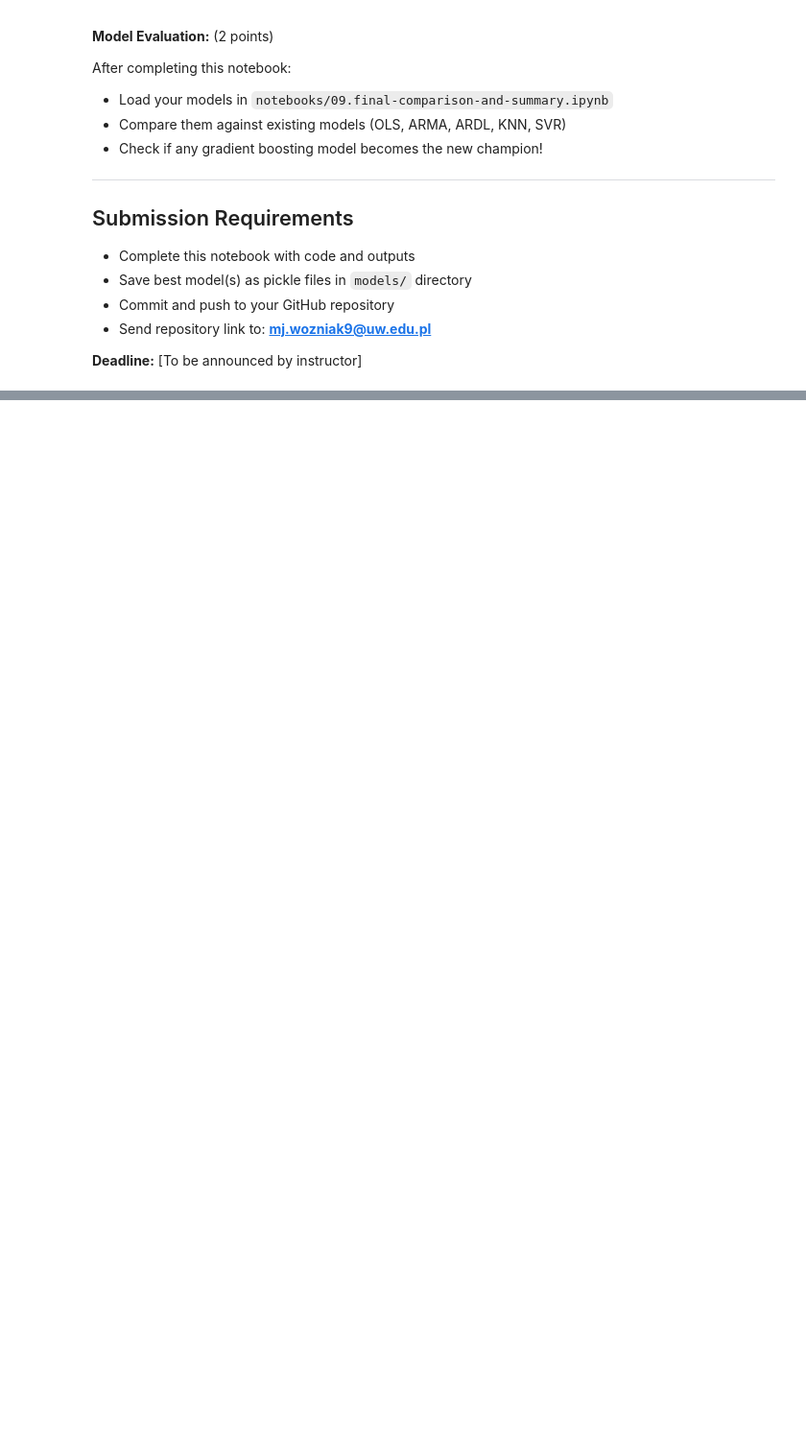
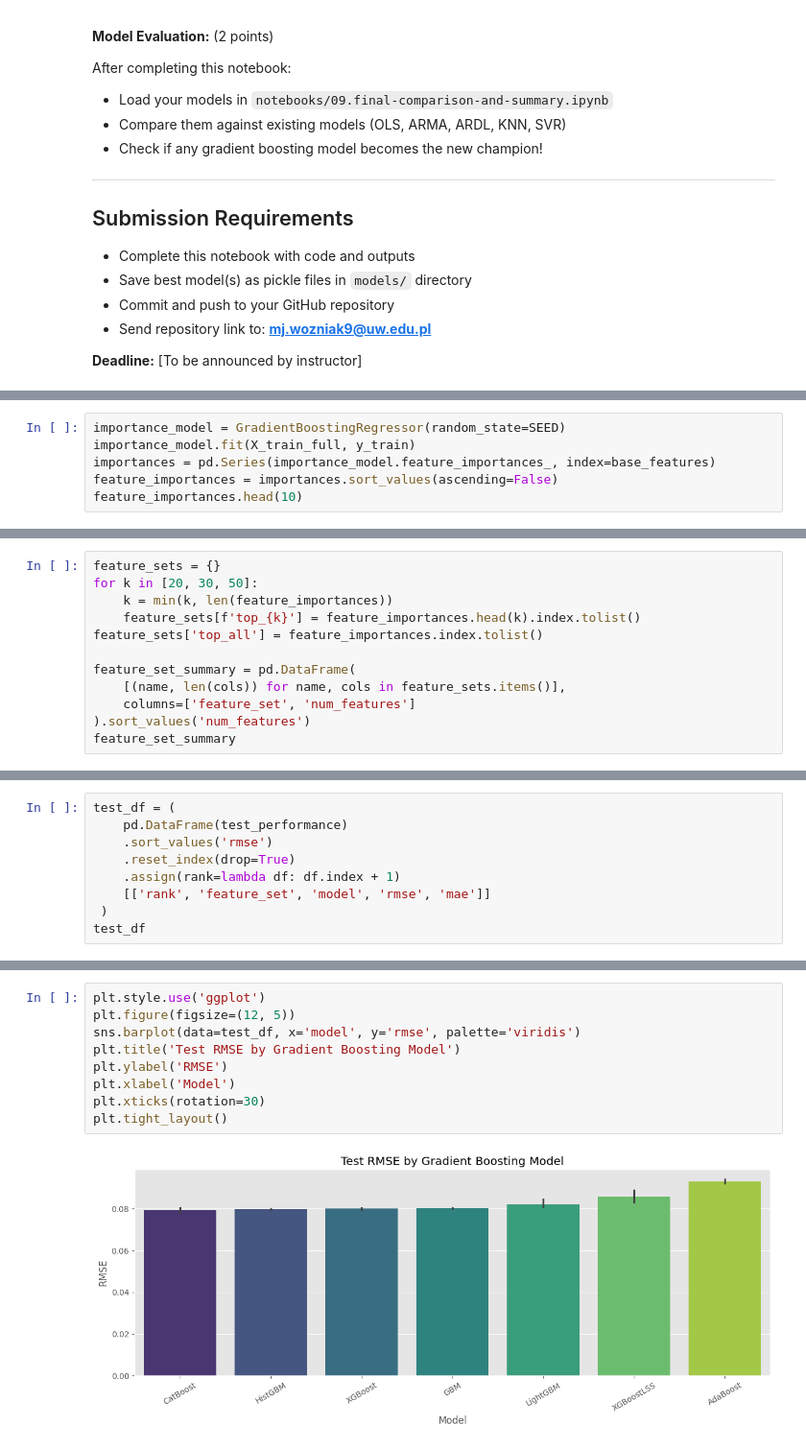
Before and after one commit to jakub-filon/tax_avoidance_gradient_boosting, a Jupyter notebook: notebooks/12.gradient-boost-task.ipynb, the cells around one changed output, grey strips where cells are left out. Shown at 96% size. Drawn from its saved outputs; the diff is of its cells as text; blank space fills up the shorter version.

```diff
--- a/notebooks/12.gradient-boost-task.ipynb
+++ b/notebooks/12.gradient-boost-task.ipynb
@@ -66,0 +195,6 @@ After completing this notebook:
+# %%
+importance_model = GradientBoostingRegressor(random_state=SEED)
+importance_model.fit(X_train_full, y_train)
+importances = pd.Series(importance_model.feature_importances_, index=base_features)
+feature_importances = importances.sort_values(ascending=False)
+feature_importances.head(10)
@@ -66,0 +213,12 @@ After completing this notebook:
+# %%
+feature_sets = {}
+for k in [20, 30, 50]:
+    k = min(k, len(feature_importances))
+    feature_sets[f'top_{k}'] = feature_importances.head(k).index.tolist()
+feature_sets['top_all'] = feature_importances.index.tolist()
+
+feature_set_summary = pd.DataFrame(
+    [(name, len(cols)) for name, cols in feature_sets.items()],
+    columns=['feature_set', 'num_features']
+).sort_values('num_features')
+feature_set_summary
@@ -66,0 +514,9 @@ After completing this notebook:
+# %%
+test_df = (
+    pd.DataFrame(test_performance)
+    .sort_values('rmse')
+    .reset_index(drop=True)
+    .assign(rank=lambda df: df.index + 1)
+    [['rank', 'feature_set', 'model', 'rmse', 'mae']]
+ )
+test_df
@@ -66,0 +579,11 @@ After completing this notebook:
+# %%
+plt.style.use('ggplot')
+plt.figure(figsize=(12, 5))
+sns.barplot(data=test_df, x='model', y='rmse', palette='viridis')
+plt.title('Test RMSE by Gradient Boosting Model')
+plt.ylabel('RMSE')
+plt.xlabel('Model')
+plt.xticks(rotation=30)
+plt.tight_layout()
+# %% [output]
+[figure, added]
```
Also changed, not shown: parts of 15 cells of this notebook, 8 other files.
